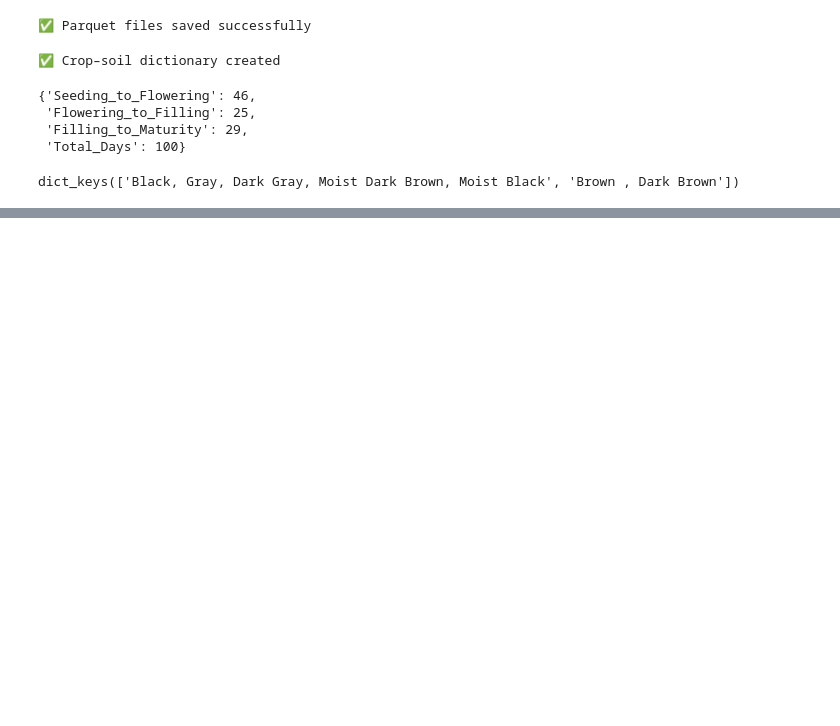
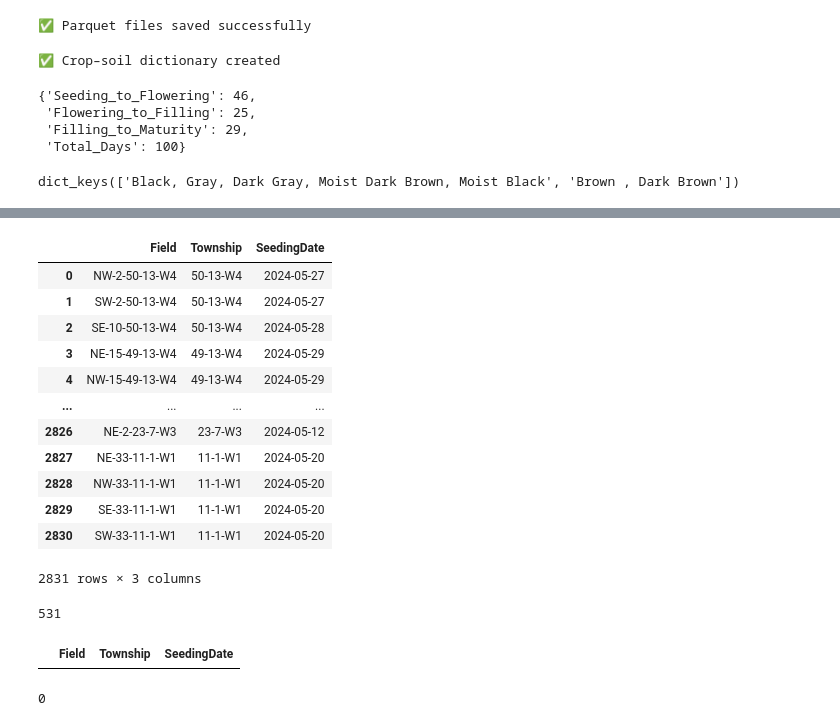
Before and after one commit to agrisk-dulmini/crop_stages_detection_2026, a Jupyter notebook: data_preparation/input_data_preperation_2011_2025_v1.ipynb, the cells around one changed output, grey strips where cells are left out. Cells and saved outputs as stored; diff of their text form; code cells hidden in the pictures; blank space fills up the shorter version.

```diff
--- a/data_preparation/input_data_preperation_2011_2025_v1.ipynb
+++ b/data_preparation/input_data_preperation_2011_2025_v1.ipynb
@@ -333,0 +253,31 @@ crop_soil_dict
+# %%
+df_actual_24['SeedingDate'] = pd.to_datetime(df_actual_24['SeedingDate'])
+# %%
+df_actual_24 =df_actual_24.drop_duplicates()
+df_actual_24
+# %% [output]
+|  | Field | Township | SeedingDate |
+| 0 | NW-2-50-13-W4 | 50-13-W4 | 2024-05-27 |
+| 1 | SW-2-50-13-W4 | 50-13-W4 | 2024-05-27 |
+| 2 | SE-10-50-13-W4 | 50-13-W4 | 2024-05-28 |
+| 3 | NE-15-49-13-W4 | 49-13-W4 | 2024-05-29 |
+| 4 | NW-15-49-13-W4 | 49-13-W4 | 2024-05-29 |
+| ... | ... | ... | ... |
+| 2826 | NE-2-23-7-W3 | 23-7-W3 | 2024-05-12 |
+| 2827 | NE-33-11-1-W1 | 11-1-W1 | 2024-05-20 |
+| 2828 | NW-33-11-1-W1 | 11-1-W1 | 2024-05-20 |
+| 2829 | SE-33-11-1-W1 | 11-1-W1 | 2024-05-20 |
+| 2830 | SW-33-11-1-W1 | 11-1-W1 | 2024-05-20 |
+2831 rows × 3 columns
+# %%
+df_actual_24['Township'].nunique()
+# %% [output]
+531
+# %%
+df_actual_24[df_actual_24['SeedingDate'].dt.year != 2024]
+# %% [output]
+|  | Field | Township | SeedingDate |
+# %%
+df_actual_24['SeedingDate'].isna().sum()
+# %% [output]
+0
```
Also changed, not shown: parts of 33 cells of this notebook, 31 other files.
